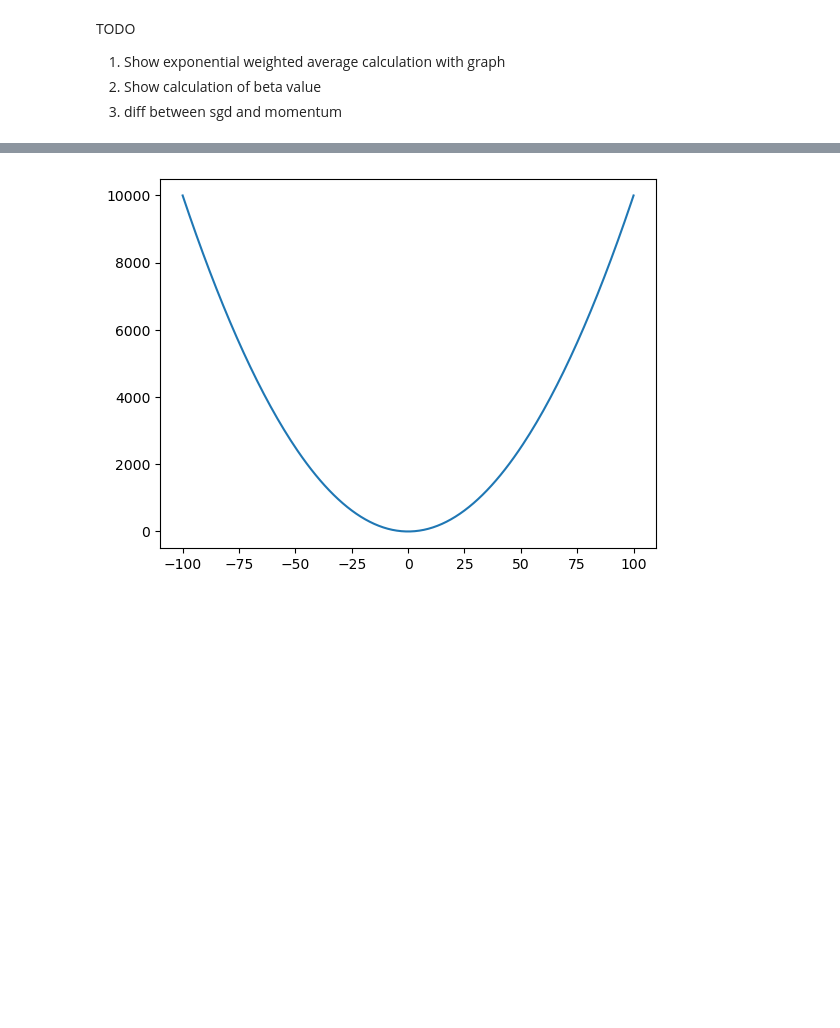
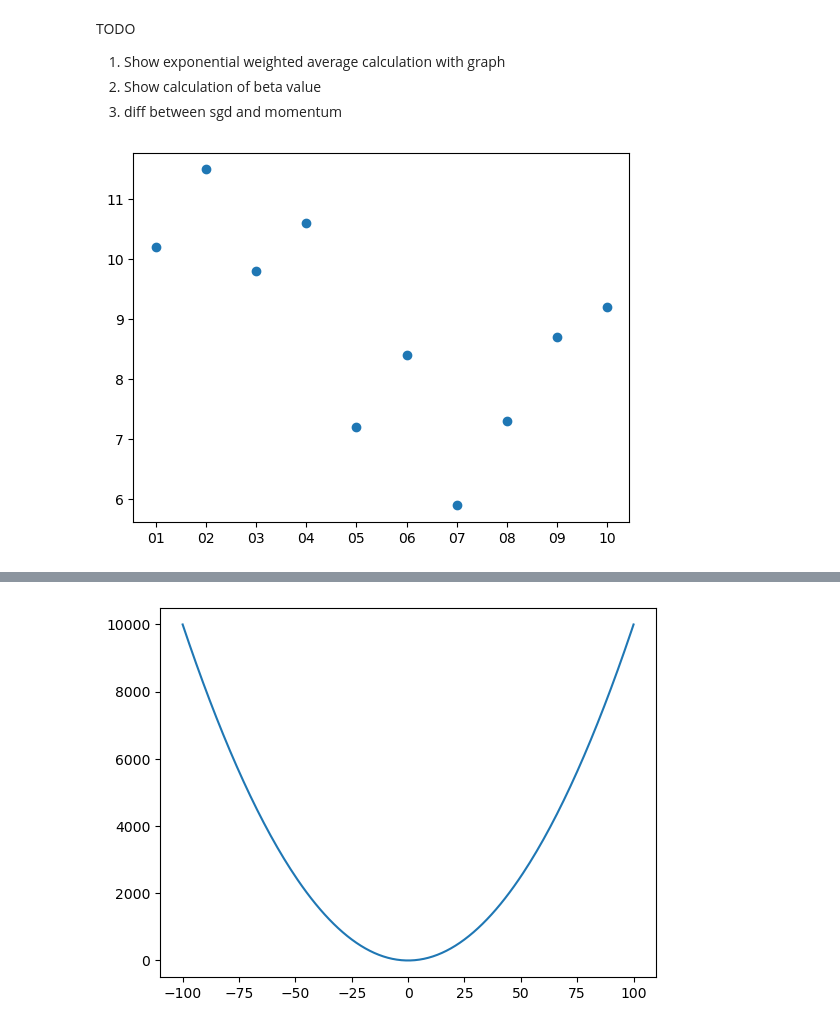
Before and after one commit to Jithendiran/mlTask, a Jupyter notebook: docs/gradient/Momentum.ipynb, the cells around one changed output, grey strips where cells are left out. Cells and saved outputs as stored; diff of their text form; code cells hidden in the pictures; blank space fills up the shorter version.

```diff
--- a/docs/gradient/Momentum.ipynb
+++ b/docs/gradient/Momentum.ipynb
@@ -17,0 +16,16 @@ y = []
+# %%
+
+data = {
+    "Date": ["01", "02", "03", "04", "05","06", "07", "08", "09", "10"],
+    "Temperature (Celsius)": [10.2, 11.5, 9.8, 10.6, 7.2, 8.4, 5.9, 7.3, 8.7, 9.2]
+}
+
+df = pd.DataFrame(data)
+
+# Extract x (date) and y (temperature) as lists
+x = df["Date"].tolist()
+y = df["Temperature (Celsius)"].tolist()
+plt.scatter(x,y)
+plt.show()
+# %% [output]
+[figure, added]
```
Also changed, not shown: parts of 3 cells of this notebook.
